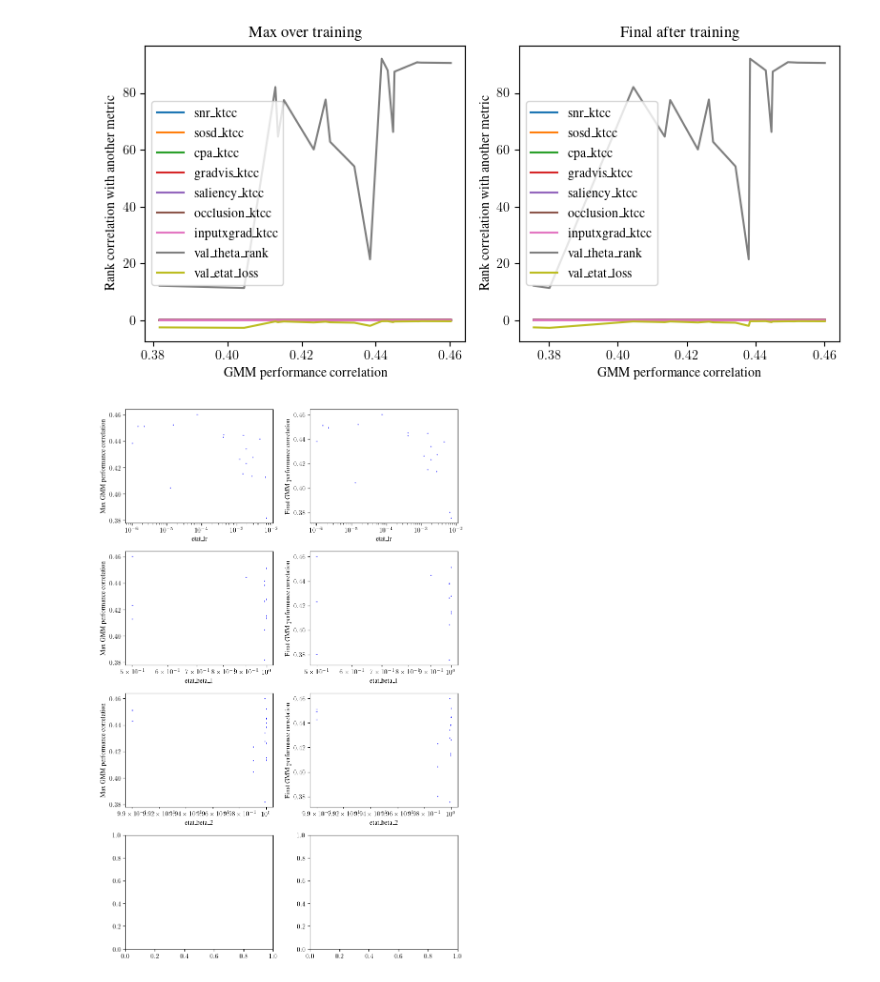
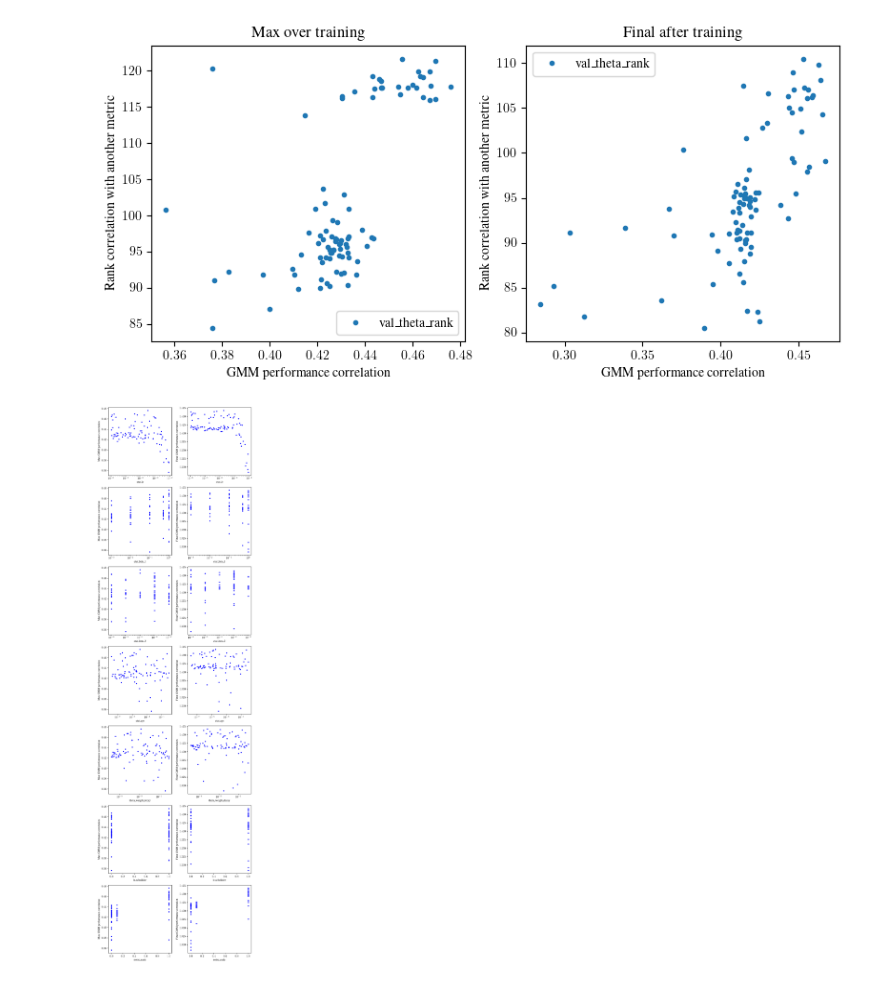
Before and after one commit to jimgammell/mi_leakage_localization, a Jupyter notebook: src/test_gmm_performance_correlation.ipynb, the cells around one changed output. Drawn from its saved outputs; the diff is of its cells as text; code cells hidden in the pictures.

```diff
--- a/src/test_gmm_performance_correlation.ipynb
+++ b/src/test_gmm_performance_correlation.ipynb
@@ -8,7 +8,7 @@ from utils.gmm_performance_correlation import GMMPerformanceCorrelation
 from datasets.dpav4 import DPAv4
 from trials.utils import *
 # %%
-stats_path = os.path.join('..', 'outputs', 'dpav4', 'first_order_stats', 'stats.npy')
+stats_path = os.path.join('..', 'outputs', 'dpav4__backup', 'first_order_stats', 'stats.npy')
 stats = np.load(stats_path)
 snr = stats[0, :]
 profiling_dataset = DPAv4(root=r'/mnt/hdd/jgammell/leakage_localization/downloads/dpav4', train=True)
@@ -31,8 +31,8 @@ for idx, feature_ranking in enumerate([np.random.randn(profiling_dataset.timeste
 # %%
-base_path = r'/home/jgammell/Desktop/mi_leakage_localization/outputs/dpav4/hparam_tune'
+base_path = r'/home/jgammell/Desktop/mi_leakage_localization/outputs/dpav4__backup/hparam_tune'
 metrics = {
     key: {'max': [], 'final': []}
-    for key in ['gmmperfcorr', 'snr_ktcc', 'sosd_ktcc', 'cpa_ktcc', 'gradvis_ktcc', 'saliency_ktcc', 'occlusion_ktcc', 'inputxgrad_ktcc', 'val_theta_rank', 'val_etat_loss']
+    for key in ['gmmperfcorr', 'val_theta_rank']
 }
 for trial_dir in os.listdir(base_path):
     training_curves = get_training_curves(os.path.join(base_path, trial_dir))
@@ -50,8 +50,8 @@ fig, axes = plt.subplots(1, 2, figsize=(8, 4))
 for key, val in metrics.items():
     if key == 'gmmperfcorr':
         continue
-    axes[0].plot(metrics['gmmperfcorr']['max'], val['final'], label=key.replace('_', '\_'))
-    axes[1].plot(metrics['gmmperfcorr']['final'], val['final'], label=key.replace('_', '\_'))
+    axes[0].plot(metrics['gmmperfcorr']['max'], val['max'], marker='.', linestyle='none', label=key.replace('_', '\_'))
+    axes[1].plot(metrics['gmmperfcorr']['final'], val['final'], marker='.', linestyle='none', label=key.replace('_', '\_'))
 axes[0].set_xlabel('GMM performance correlation')
 axes[1].set_xlabel('GMM performance correlation')
 axes[0].set_ylabel('Rank correlation with another metric')
@@ -62,16 +62,16 @@ axes[0].legend()
 axes[1].legend()
 fig.tight_layout()
 # %% [output]
-[figure, old version]
+[figure, new version]
 # %%
 gmmperfcorr = {'max': [], 'final': []}
-hparams = {key: [] for key in ['etat_lr', 'etat_beta_1', 'etat_beta_2']}
+hparams = {key: [] for key in ['etat_lr', 'etat_beta_1', 'etat_beta_2', 'etat_eps', 'theta_weight_decay', 'lr_scheduler', 'noise_scale']}
 for trial_dir in os.listdir(base_path):
     training_curves = get_training_curves(os.path.join(base_path, trial_dir))
     key_vals = trial_dir.split('__')
     for key_val in key_vals:
         key, val = key_val.split('=')
-        val = float(val)
+        val = float(val) if not key == 'lr_scheduler' else 0. if val == 'None' else 1.
         hparams[key].append(val)
     gmmperfcorr['max'].append(np.max(training_curves['gmmperfcorr'][-1]))
     gmmperfcorr['final'].append(training_curves['gmmperfcorr'][-1][-1])
@@ -80,14 +80,15 @@ hparams = {key: np.array(val) for key, val in hparams.items()}
 # %%
 fig, axes = plt.subplots(len(hparams), 2, figsize=(4*2, 4*len(hparams)))
 for idx, (hparam_name, hparam_val) in enumerate(hparams.items()):
-    axes[idx, 0].plot(hparam_val if hparam_name == 'etat_lr' else 1-hparam_val, gmmperfcorr['max'], marker='.', linestyle='none', markersize=1, color='blue')
-    axes[idx, 1].plot(hparam_val if hparam_name == 'etat_lr' else 1-hparam_val, gmmperfcorr['final'], marker='.', linestyle='none', markersize=1, color='blue')
+    axes[idx, 0].plot(1-hparam_val if 'beta' in hparam_name else hparam_val, gmmperfcorr['max'], marker='.', linestyle='none', color='blue')
+    axes[idx, 1].plot(1-hparam_val if 'beta' in hparam_name else hparam_val, gmmperfcorr['final'], marker='.', linestyle='none', color='blue')
     axes[idx, 0].set_xlabel(hparam_name.replace('_', '\_'))
     axes[idx, 1].set_xlabel(hparam_name.replace('_', '\_'))
     axes[idx, 0].set_ylabel('Max GMM performance correlation')
     axes[idx, 1].set_ylabel('Final GMM performance correlation')
-    axes[idx, 0].set_xscale('log')
-    axes[idx, 1].set_xscale('log')
+    if hparam_name in ['etat_lr', 'etat_beta_1', 'etat_beta_2', 'etat_eps', 'theta_weight_decay']:
+        axes[idx, 0].set_xscale('log')
+        axes[idx, 1].set_xscale('log')
 fig.tight_layout()
 # %% [output]
-[figure, old version]
+[figure, new version]
```
Also changed, not shown: parts of 1 cell of this notebook, 17 other files.
